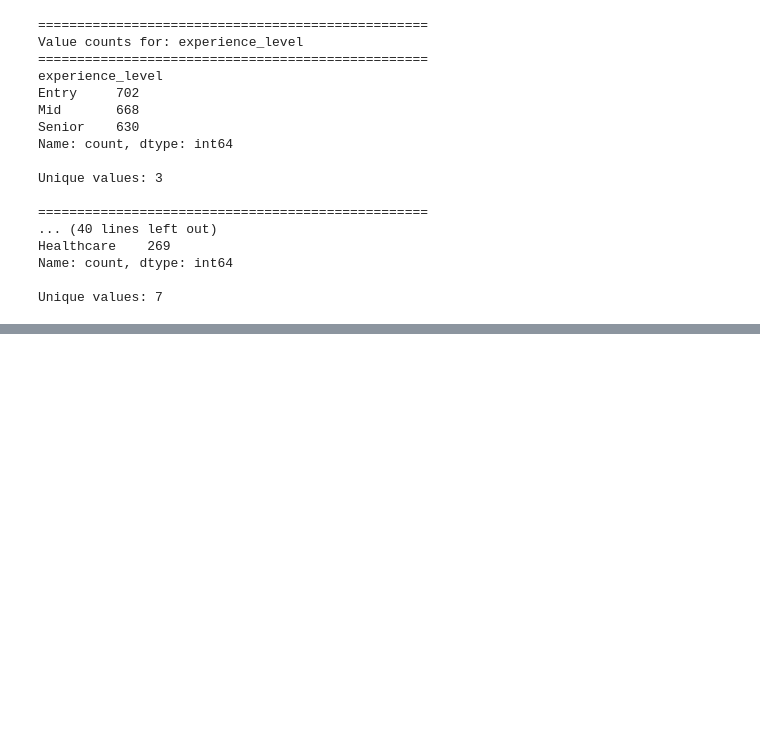
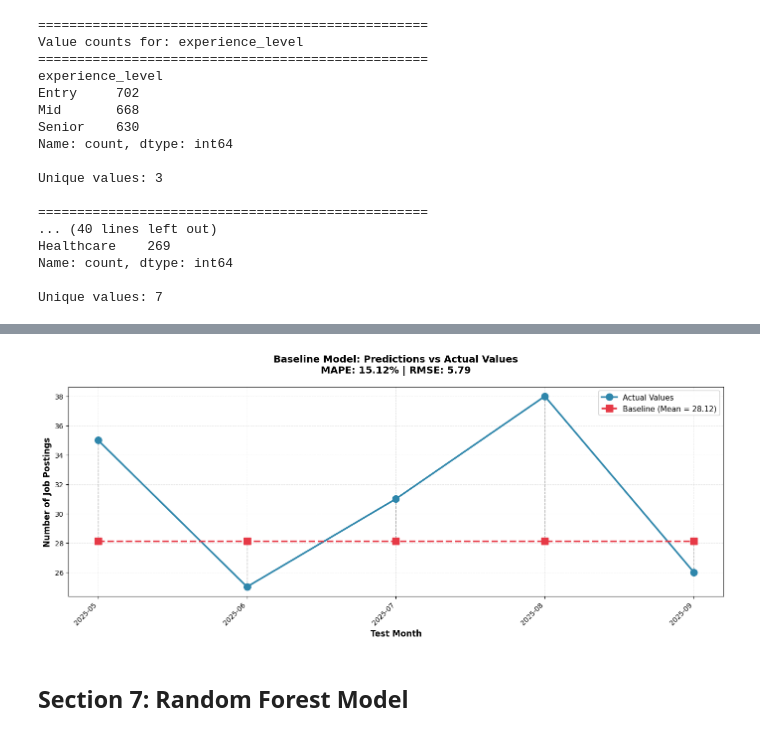
Before and after one commit to DiegoPatterson/Predicting-Emerging-Entry-Level-Jobs-in-the-AI-Market, a Jupyter notebook: project_folder/job_market_prediction.ipynb, the cells around one changed output, grey strips where cells are left out. Cells and saved outputs as stored; diff of their text form; code cells hidden in the pictures; blank space fills up the shorter version.

```diff
--- a/project_folder/job_market_prediction.ipynb
+++ b/project_folder/job_market_prediction.ipynb
@@ -85,0 +470,61 @@ Unique values: 7
+# %%
+from sklearn.metrics import mean_squared_error, mean_absolute_error
+
+## Evaluate baseline performance ##
+
+# Calculate evaluation metrics
+rmse_baseline = np.sqrt(mean_squared_error(y_test, y_pred_baseline))
+mae_baseline = mean_absolute_error(y_test, y_pred_baseline)
+mape_baseline = calculate_MAPE(y_test, y_pred_baseline)
+
+print(f"\n{'='*70}")
+print("BASELINE MODEL PERFORMANCE")
+print(f"{'='*70}")
+print(f"Root Mean Squared Error (RMSE): {rmse_baseline:.2f} jobs")
+print(f"Mean Absolute Error (MAE):      {mae_baseline:.2f} jobs")
+print(f"Mean Absolute Percentage Error: {mape_baseline:.2f}%")
+print(f"\nInterpretation:")
+print(f"  • On average, predictions are off by {mae_baseline:.2f} jobs")
+print(f"  • This represents a {mape_baseline:.2f}% error rate")
+print(f"{'='*70}")
+
+# Create comparison dataframe for visualization
+comparison_df = pd.DataFrame({
+    'Year_Month': entry_level_df.iloc[split_index:]['Year_Month'].values,
+    'Actual': y_test.values,
+    'Baseline_Prediction': y_pred_baseline,
+    'Error': y_test.values - y_pred_baseline,
+    'Abs_Error': np.abs(y_test.values - y_pred_baseline)
+})
+
+print(f"\nDetailed Predictions:")
+print(comparison_df)
+
+# Visualize baseline predictions vs actual values
+plt.figure(figsize=(14, 6))
+
+# Plot actual values
+plt.plot(range(len(y_test)), y_test.values,
+            marker='o', markersize=10, linewidth=2.5,
+            color='#2E86AB', label='Actual Values', zorder=3)
+
+# Plot baseline predictions
+plt.plot(range(len(y_test)), y_pred_baseline,
+            marker='s', markersize=10, linewidth=2.5, linestyle='--',
+            color='#E63946', label=f'Baseline (Mean = {train_mean:.2f})', zorder=3)
+
+# Add error bars
+for i in range(len(y_test)):
+    plt.plot([i, i], [y_test.values[i], y_pred_baseline[i]],
+                'k--', alpha=0.3, linewidth=1, zorder=1)
+
+plt.title(f'Baseline Model: Predictions vs Actual Values\nMAPE: {mape_baseline:.2f}% | RMSE: {rmse_baseline:.2f}',
+            fontsize=14, fontweight='bold', pad=20)
+plt.xlabel('Test Month', fontsize=12, fontweight='bold')
+plt.ylabel('Number of Job Postings', fontsize=12, fontweight='bold')
+plt.xticks(range(len(y_test)), comparison_df['Year_Month'], rotation=45, ha='right')
+plt.legend(loc='best', fontsize=11, framealpha=0.95)
+plt.grid(True, alpha=0.3, linestyle='--', linewidth=0.7)
+plt.tight_layout()
+plt.show()
+# %% [output]
@@ -85,0 +550,3 @@ Unique values: 7
+[figure, added]
+# %% [markdown]
+## **Section 7: Random Forest Model** ##
```
Also changed, not shown: parts of 40 cells of this notebook.
